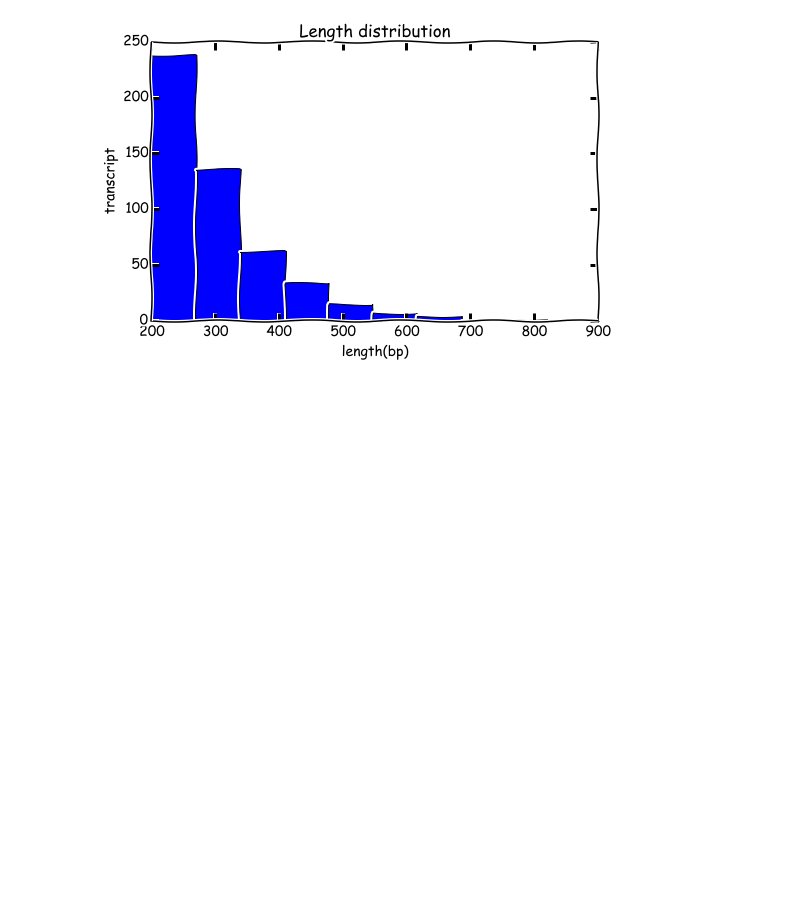
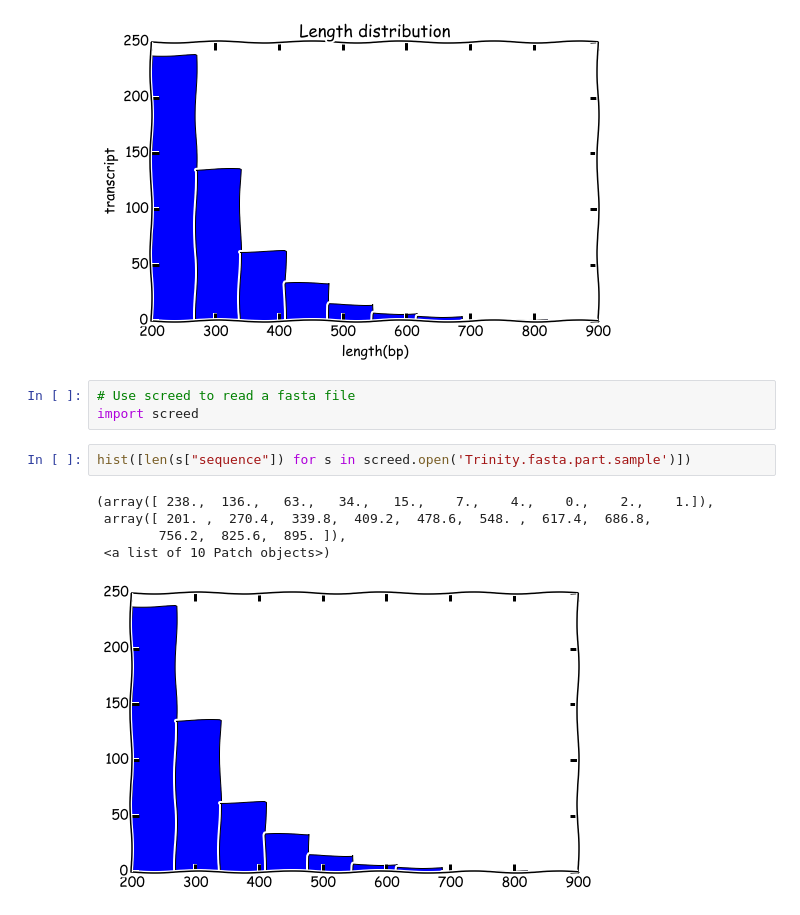
Before and after one commit to likit/education, a Jupyter notebook: python/List_comprehension.ipynb, the cells around one changed output. Saved outputs shown, nothing was run; the diff lists cells and outputs as text; blank space fills up the shorter version.

Commit message:
add transcript length distribution with screed

```diff
--- a/python/List_comprehension.ipynb
+++ b/python/List_comprehension.ipynb
@@ -201,3 +201,14 @@ ylabel('transcript')
 # %% [output]
 <matplotlib.text.Text at 0x...>
 [figure]
+# %%
+# Use screed to read a fasta file
+import screed
+# %%
+hist([len(s["sequence"]) for s in screed.open('Trinity.fasta.part.sample')])
+# %% [output]
+(array([ 238.,  136.,   63.,   34.,   15.,    7.,    4.,    0.,    2.,    1.]),
+ array([ 201. ,  270.4,  339.8,  409.2,  478.6,  548. ,  617.4,  686.8,
+        756.2,  825.6,  895. ]),
+ <a list of 10 Patch objects>)
+[figure, added]
```
Also changed, not shown: parts of 2 cells of this notebook.
